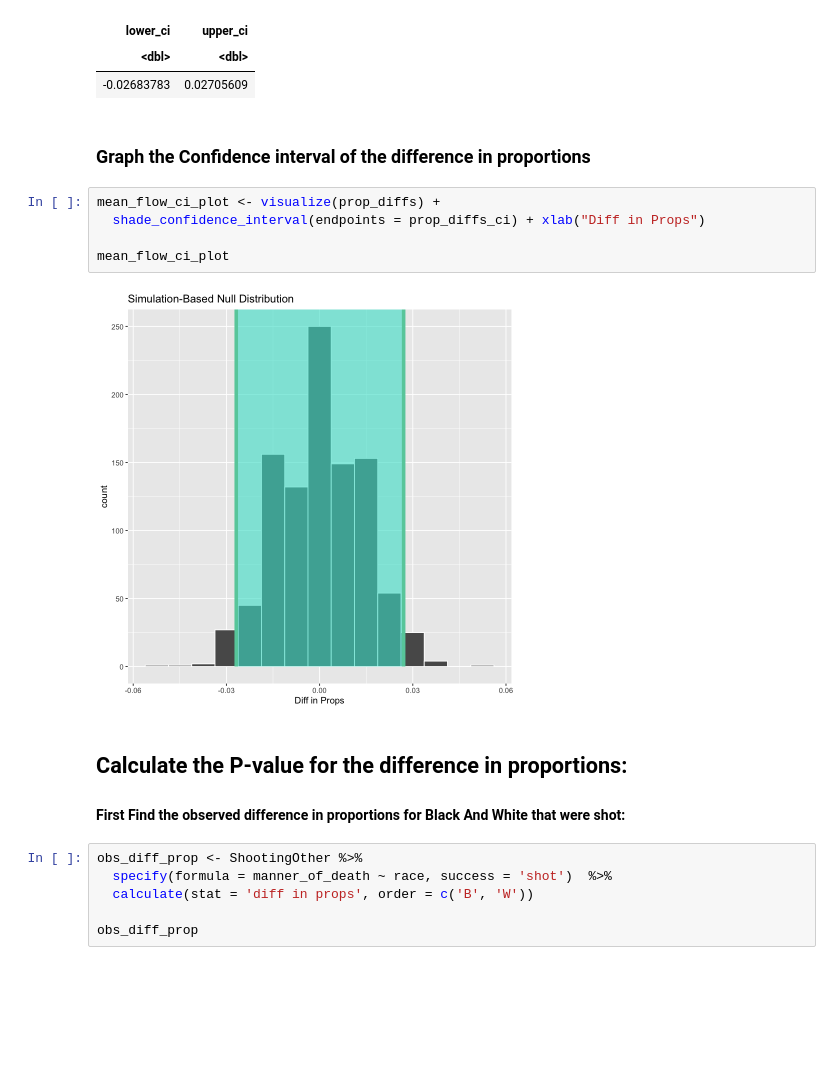
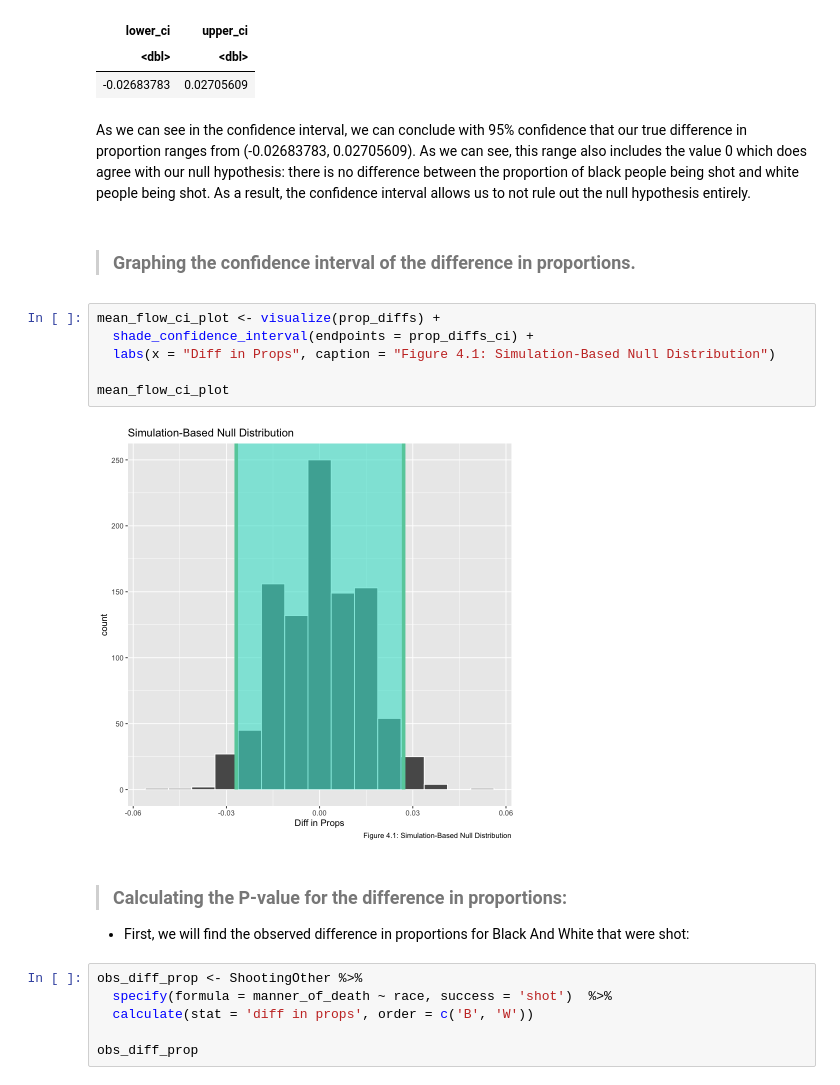
Before and after one commit to edlng/STAT201Project, a Jupyter notebook: project.ipynb, the cells around one changed output. Cells and saved outputs as stored; diff of their text form; blank space fills up the shorter version.

```diff
--- a/project.ipynb
+++ b/project.ipynb
@@ -211,19 +211,22 @@ A tibble: 1 × 2
 | lower_ci | upper_ci |
 | <dbl> | <dbl> |
 | -0.02683783 | 0.02705609 |
+# %% [markdown]
+As we can see in the confidence interval, we can conclude with 95% confidence that our true difference in proportion ranges from (-0.02683783, 0.02705609). As we can see, this range also includes the value 0 which does agree with our null hypothesis: there is no difference between the proportion of black people being shot and white people being shot. As a result, the confidence interval allows us to not rule out the null hypothesis entirely.
 # %% [markdown]
-### Graph the Confidence interval of the difference in proportions
+> ### Graphing the confidence interval of the difference in proportions.
 # %%
 mean_flow_ci_plot <- visualize(prop_diffs) +
-  shade_confidence_interval(endpoints = prop_diffs_ci) + xlab("Diff in Props")
+  shade_confidence_interval(endpoints = prop_diffs_ci) +
+  labs(x = "Diff in Props", caption = "Figure 4.1: Simulation-Based Null Distribution")
 
 mean_flow_ci_plot
 # %% [output]
-[figure, old version]
+[figure, new version]
 # %% [markdown]
-## Calculate the P-value for the difference in proportions:
+> ### Calculating the P-value for the difference in proportions:
 
-#### First Find the observed difference in proportions for Black And White that were shot:
+- First, we will find the observed difference in proportions for Black And White that were shot:
 # %%
 obs_diff_prop <- ShootingOther %>%
   specify(formula = manner_of_death ~ race, success = 'shot')  %>%
```
Also changed, not shown: parts of 19 cells of this notebook.
